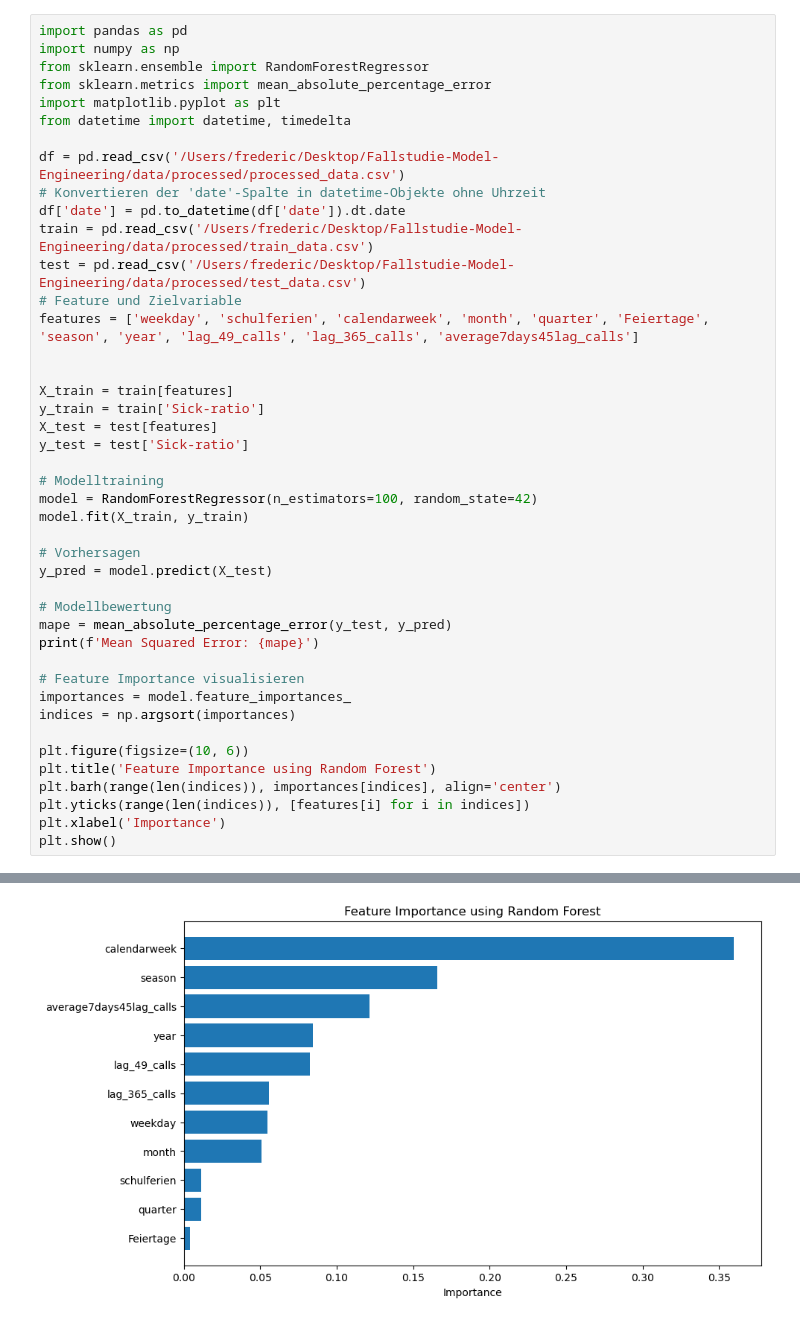
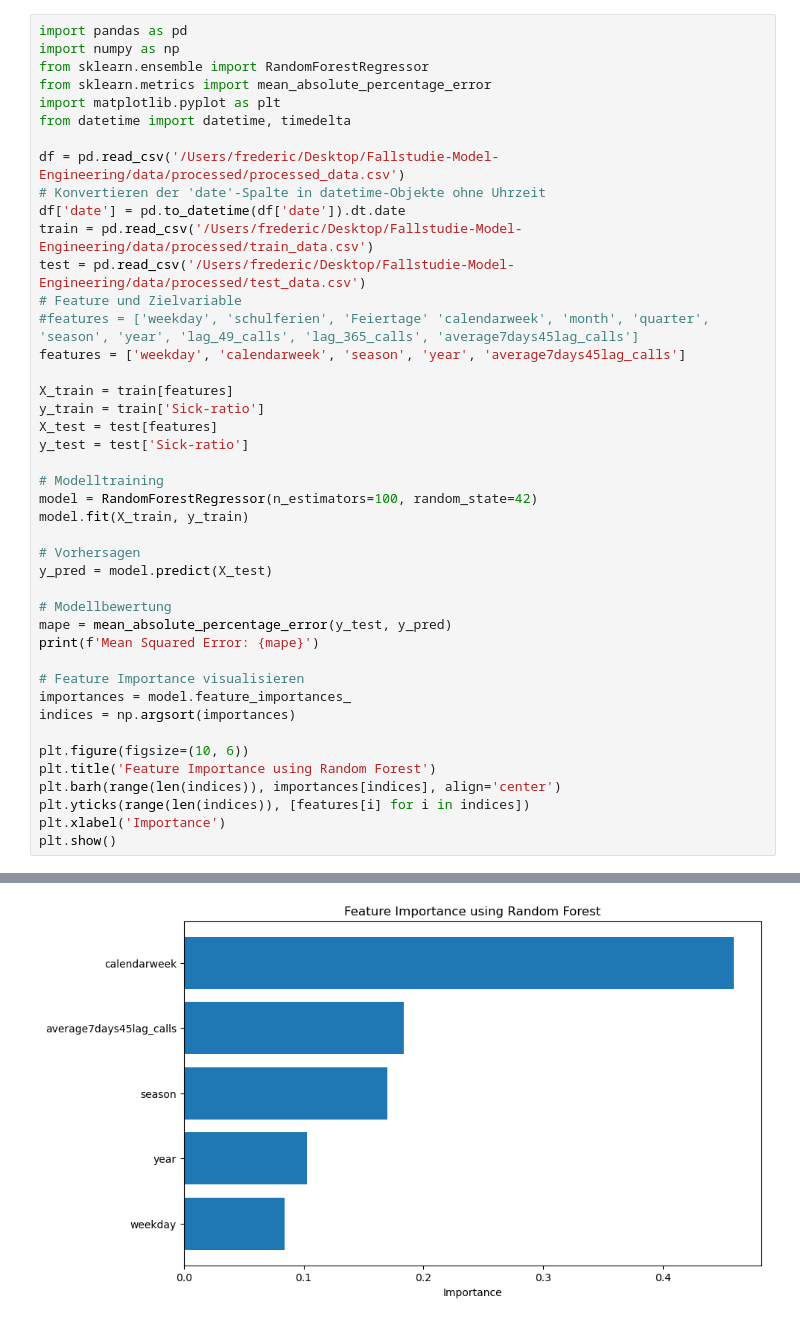
Before and after one commit to FredDec97/Fallstudie-Model-Engineering, a Jupyter notebook: notebooks/RF Calls wLagKF.ipynb, the cells around one changed output, grey strips where cells are left out. Cells and saved outputs as stored; diff of their text form.

```diff
--- a/notebooks/RF Calls wLagKF.ipynb
+++ b/notebooks/RF Calls wLagKF.ipynb
@@ -12,8 +12,8 @@ df['date'] = pd.to_datetime(df['date']).dt.date
 train = pd.read_csv('/Users/frederic/Desktop/Fallstudie-Model-Engineering/data/processed/train_data.csv')
 test = pd.read_csv('/Users/frederic/Desktop/Fallstudie-Model-Engineering/data/processed/test_data.csv')
 # Feature und Zielvariable
-features = ['weekday', 'schulferien', 'calendarweek', 'month', 'quarter', 'Feiertage', 'season', 'year', 'lag_49_calls', 'lag_365_calls', 'average7days45lag_calls']
-
+#features = ['weekday', 'schulferien', 'Feiertage' 'calendarweek', 'month', 'quarter', 'season', 'year', 'lag_49_calls', 'lag_365_calls', 'average7days45lag_calls']
+features = ['weekday', 'calendarweek', 'season', 'year', 'average7days45lag_calls']
 
 X_train = train[features]
 y_train = train['Sick-ratio']
@@ -46 +46 @@ Mean Squared Error: 0.12337454894887455
-[figure, old version]
+[figure, new version]
```
Also changed, not shown: parts of 3 cells of this notebook, 18 other files.
